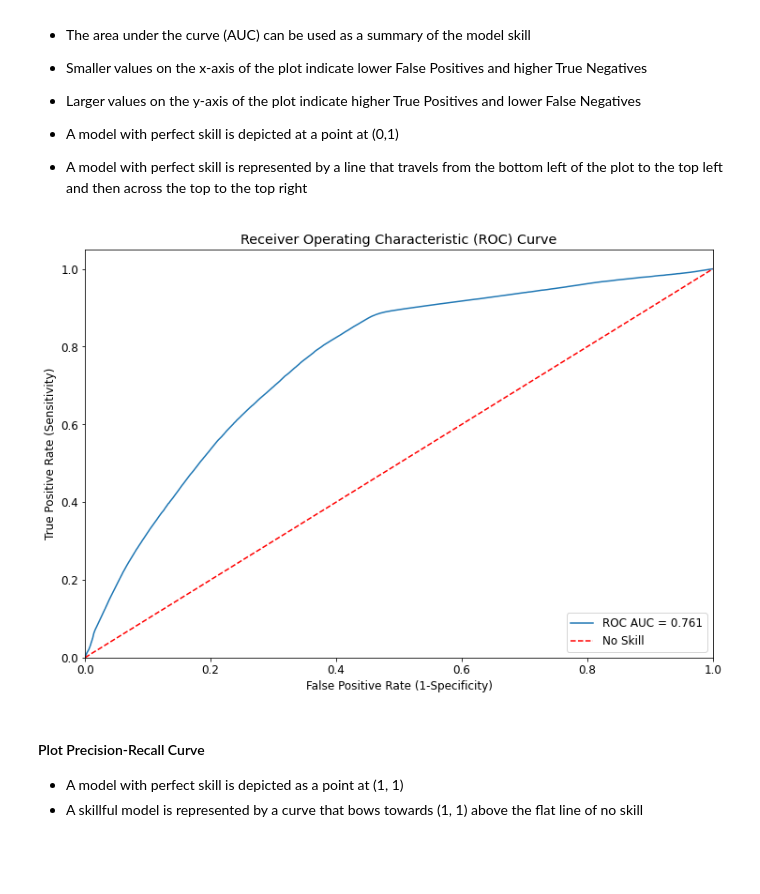
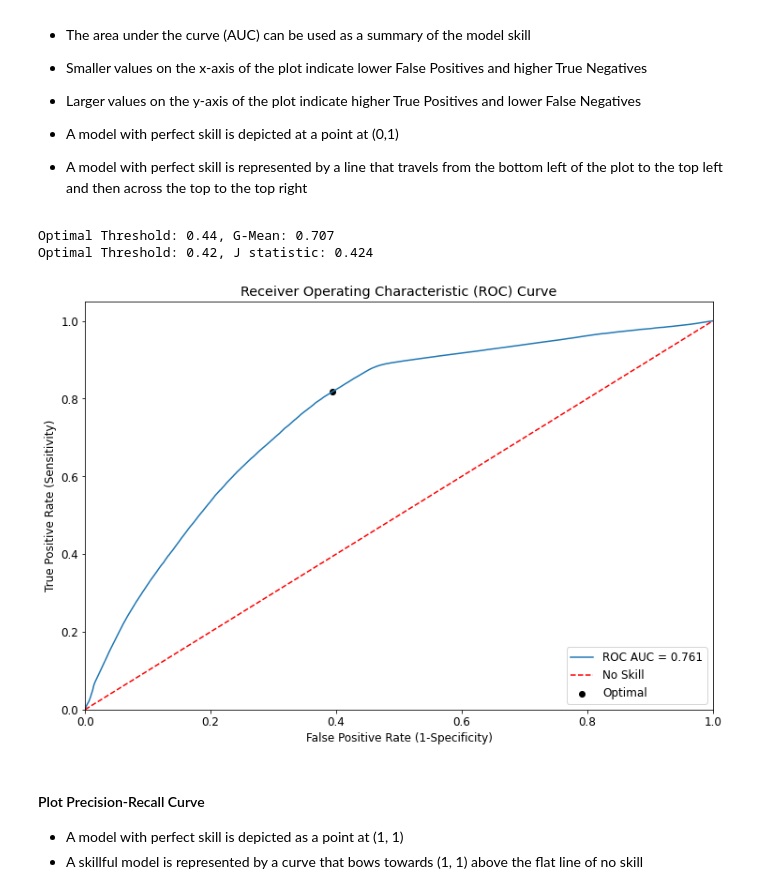
Before and after one commit to tweichle/Classifying-Criminal-Offenses, a Jupyter notebook: Chicago Crime Project.ipynb, the cells around one changed output. Saved outputs shown, nothing was run; the diff lists cells and outputs as text; code cells hidden in the pictures; blank space fills up the shorter version.

```diff
--- a/Chicago Crime Project.ipynb
+++ b/Chicago Crime Project.ipynb
@@ -2229,6 +2380,28 @@ def plot_roc_curve(y_test, y_pred_prob):
     # Compute Receiver Operating Characteristic (ROC) Curve
     # Note: This implementation is restricted to the binary classification task
     fpr, tpr, thresholds = metrics.roc_curve(y_test, y_pred_prob)
+
+    # Find optimal threshold based on maximizing the Geometric Mean
+    # If optimized, it will seek a balance between Sensitivity and Specificity
+    # Calculate the Geometric Mean for each threshold: G-Mean = sqrt(Sensitivity * Specificity)
+    # Note: Sensitivity = TPR; Specificity = 1 - FPR
+    gmeans = np.sqrt(tpr * (1-fpr))
+    # Locate the index of the largest G-Mean
+    ix = np.argmax(gmeans)
+    # Identify the optimal threshold based on index of the largest G-Mean
+    optimal_threshold = thresholds[ix]
+    max_gmean = gmeans[ix]
+    print('Optimal Threshold: {0:0.2f}'.format(optimal_threshold) + ', G-Mean: {0:0.3f}'.format(max_gmean))
+
+    # Find optimal threshold based on maximizing the Youden's J statistic
+    # Calculate the J statistic for each threshold: J = TPR – FPR
+    J = tpr - fpr
+    # Locate the index of the largest J statistic
+    ix = np.argmax(J)
+    # Identify the optimal threshold based on index of the largest J statistic
+    optimal_threshold = thresholds[ix]
+    max_j = J[ix]
+    print('Optimal Threshold: {0:0.2f}'.format(optimal_threshold) + ', J statistic: {0:0.3f}'.format(max_j))
 
     # Compute Area Under the Receiver Operating Characteristic Curve (ROC AUC) Score
     # Note: This implementation can be used with binary, multiclass and multilabel classification,
@@ -2238,6 +2411,7 @@ def plot_roc_curve(y_test, y_pred_prob):
     plt.title('Receiver Operating Characteristic (ROC) Curve')
     plt.plot(fpr, tpr, label='ROC AUC = %0.3f' % roc_auc)
     plt.plot([0, 1], [0, 1], 'r--', label='No Skill')
+    plt.scatter(fpr[ix], tpr[ix], marker='o', color='black', label='Optimal')
     plt.legend(loc='lower right')
     plt.xlim([0.0, 1.0])
     plt.ylim([0.0, 1.05])
@@ -2297,9 +2484,9 @@ Brier Skill Score = 0.204
 # %% [markdown]
 #### Optimize model using grid-search with cross-validation
 # %%
-# Create the parameter grid
-parameters = {'penalty': ['l1', 'l2'],
-              'C': [0.01, 0.1, 1.0, 10, 100]}
+# Define the parameter grid for hyperparameter tuning
+parameters = {'classifier__penalty': ['l1', 'l2'],
+              'classifier__C': [0.01, 0.1, 1.0, 10, 100]}
 
 pprint(parameters)
 # %% [output]
@@ -2318,9 +2506,9 @@ logreg_clf = LogisticRegression(random_state=46, solver='liblinear')
 #       n_jobs: number of jobs to run in parallel; if -1, then the number of jobs is set to the number of cores
 #       cv: number of folds in k-fold cross-validation
 #       return_train_score: if False, the cv_results_ attribute will not include training scores
-logreg_clf_grid = GridSearchCV(estimator=logreg_clf, param_grid=parameters, scoring='roc_auc',
-                               n_jobs=-1, cv=5, return_train_score=True)
+grid_search = GridSearchCV(estimator=pipeline, param_grid=parameters, scoring='roc_auc',
+                           n_jobs=-1, cv=5, return_train_score=True)
 search_time_start = time.time()
-logreg_clf_grid.fit(X_train, y_train)
+grid_search.fit(X_train, y_train)
 print('Grid search time:', int((time.time() - search_time_start)/60), 'mins')
 # %% [output]
@@ -2372,8 +2566,8 @@ Best mean cross-validated score found by grid search:
 #### Prediction using Logistic Regression and Cross-Validation
 # %%
 model_type_text='Logistic Regression Model and Cross-Validation'
-y_pred_class_logreg_clf_grid, y_pred_prob_logreg_clf_grid = prediction(X_test, logreg_clf_grid.best_estimator_, model_type_text)
-eval_metrics(y_test, y_pred_class_logreg_clf_grid, y_pred_prob_logreg_clf_grid, logreg_clf_grid.best_estimator_)
+y_pred_class_grid_search, y_pred_prob_grid_search = prediction(X_test, grid_search.best_estimator_, model_type_text)
+eval_metrics(y_test, y_pred_class_grid_search, y_pred_prob_grid_search, grid_search.best_estimator_)
 # %% [output]
 Results Using Logistic Regression Model and Cross-Validation:
 Predicted values:
@@ -2403,9 +2597,11 @@ Brier Skill Score = 0.204
 - A model with perfect skill is depicted at a point at (0,1)
 - A model with perfect skill is represented by a line that travels from the bottom left of the plot to the top left and then across the top to the top right
 # %%
-plot_roc_curve(y_test, y_pred_prob_logreg_clf_grid)
+plot_roc_curve(y_test, y_pred_prob_grid_search)
 # %% [output]
+Optimal Threshold: 0.44, G-Mean: 0.707
+Optimal Threshold: 0.42, J statistic: 0.424
-[figure, old version]
+[figure, new version]
 # %% [markdown]
 #### Plot Precision-Recall Curve
 - A model with perfect skill is depicted as a point at (1, 1)
```
Also changed, not shown: parts of 195 cells of this notebook.
